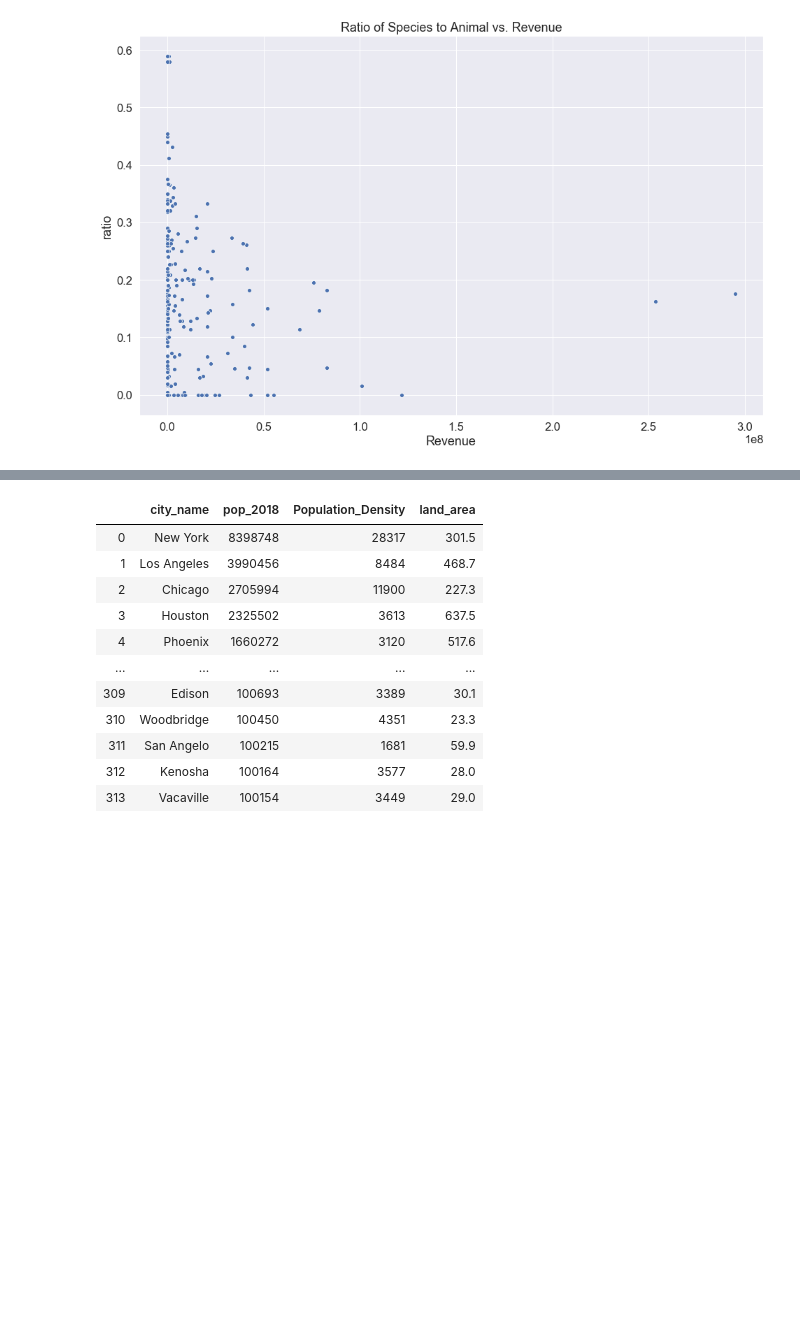
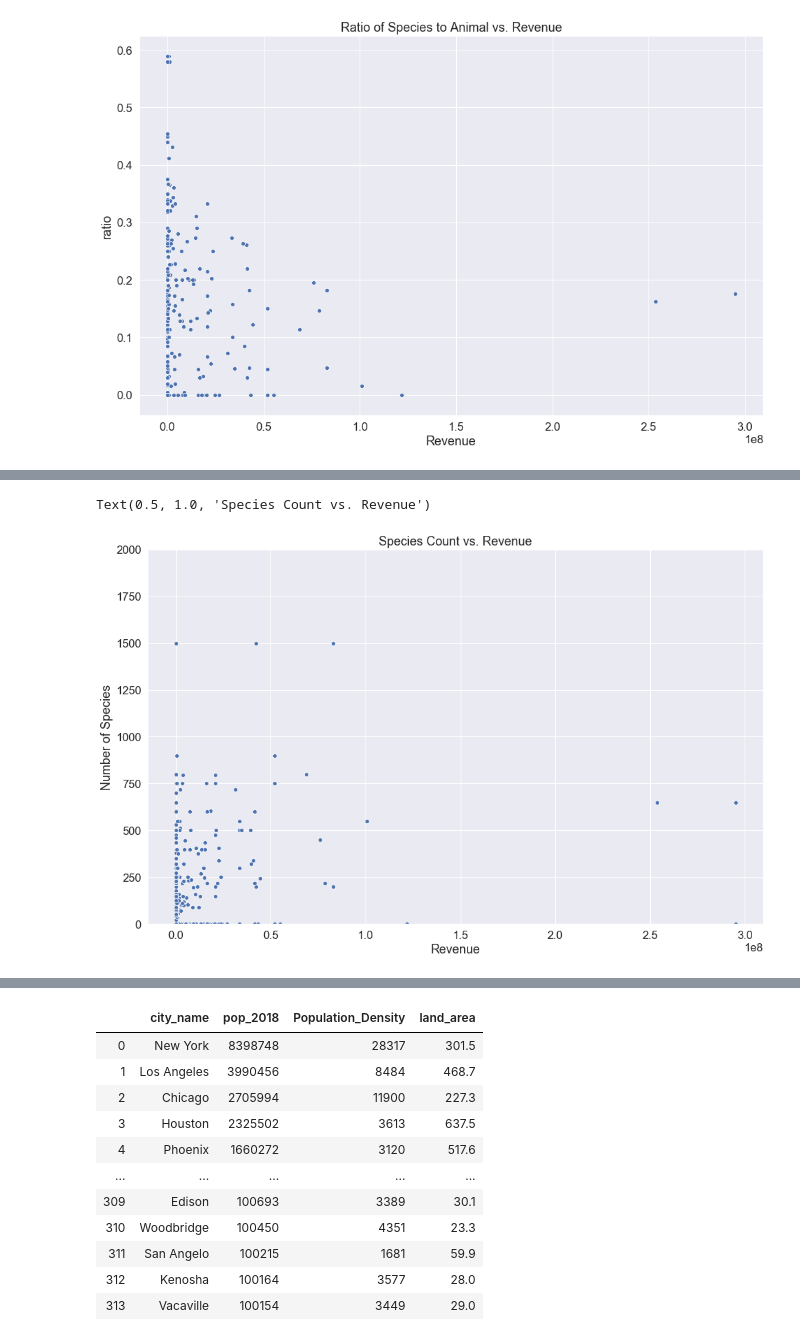
Before and after one commit to ConnorHaas03/WebScrapyProject, a Jupyter notebook: ScrapyProject.ipynb, the cells around one changed output, grey strips where cells are left out. Saved outputs shown, nothing was run; the diff lists cells and outputs as text; code cells hidden in the pictures; blank space fills up the shorter version.

```diff
--- a/ScrapyProject.ipynb
+++ b/ScrapyProject.ipynb
@@ -327,0 +329,10 @@ Text(0.5, 1.0, 'Animal Count vs. Revenue')
+# %%
+specRevDF = zooDF5.copy()
+
+plt.figure(figsize=(16,10))
+plt.ylim(0,2000)
+sns.set(font_scale=1.5)
+sns.scatterplot(x=specRevDF['Revenue'], y=specRevDF['Number of Species'], data=specRevDF, ci= None).set_title("Species Count vs. Revenue")
+# %% [output]
+Text(0.5, 1.0, 'Species Count vs. Revenue')
+[figure, added]
```
Also changed, not shown: parts of 2 cells of this notebook, 6 other files.
